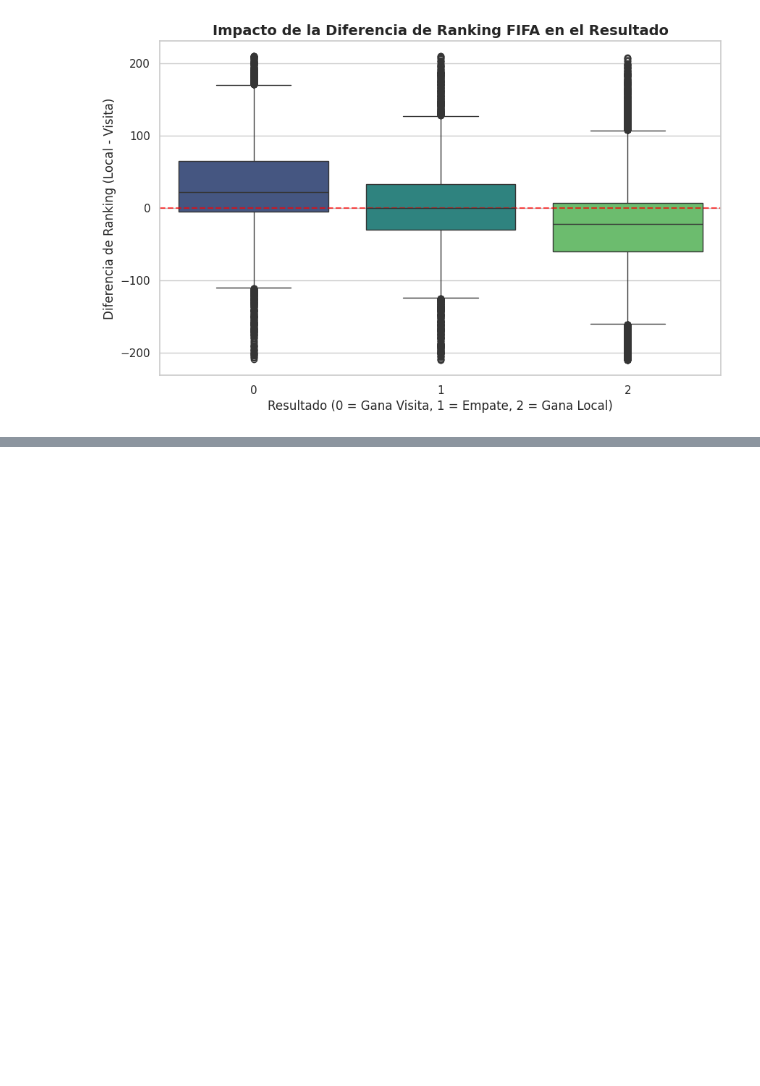
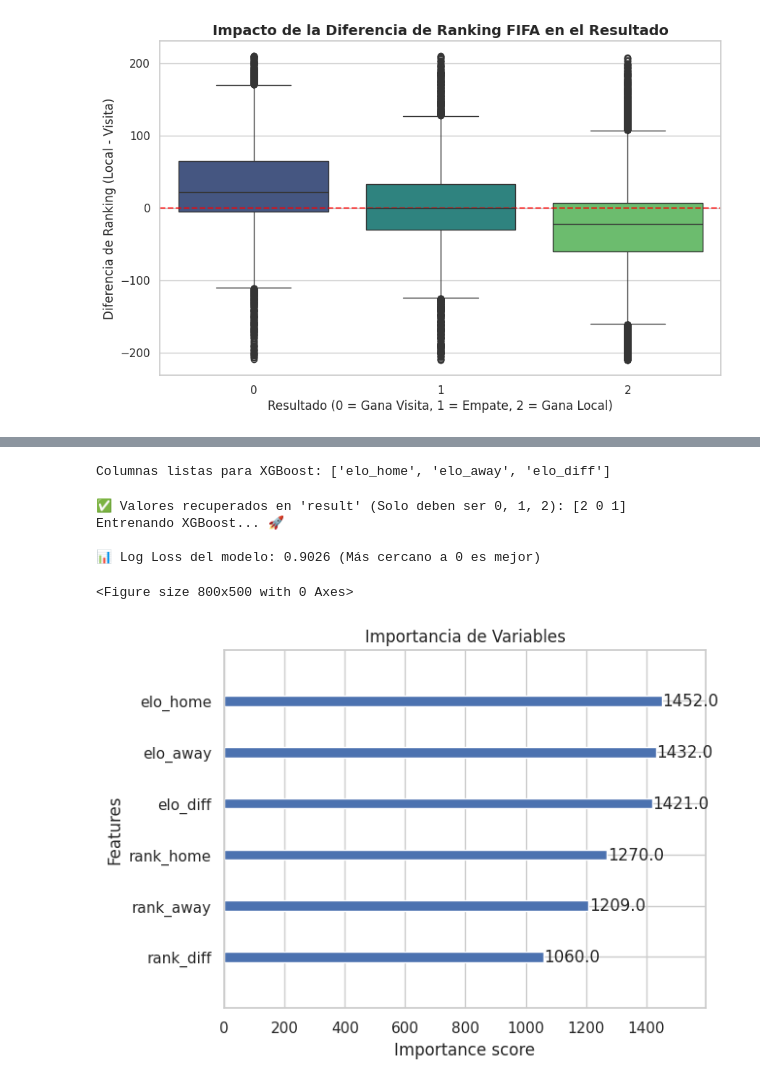
Before and after one commit to Edenilson-Molina/ml-oraculo-mundial2026, a Jupyter notebook: notebooks/01_EDA.ipynb, the cells around one changed output, grey strips where cells are left out. Saved outputs shown, nothing was run; the diff lists cells and outputs as text; code cells hidden in the pictures; blank space fills up the shorter version.

Commit message:
xgboost

```diff
--- a/notebooks/01_EDA.ipynb
+++ b/notebooks/01_EDA.ipynb
@@ -361,0 +385,74 @@ plt.show()
+# %%
+# 1. Aplicamos la matemática ELO a nuestro dataset histórico
+df_master = dp.calculate_elo(df_master)
+
+# 2. Calculamos la diferencia ELO (Esta es la columna que Python no encontraba)
+df_master['elo_diff'] = df_master['elo_home'] - df_master['elo_away']
+
+# 3. Verificamos rápidamente que las columnas ya estén ahí
+print("Columnas listas para XGBoost:", df_master[['elo_home', 'elo_away', 'elo_diff']].head(2).columns.tolist())
+# %% [output]
+Columnas listas para XGBoost: ['elo_home', 'elo_away', 'elo_diff']
+# %%
+import xgboost as xgb
+from sklearn.model_selection import train_test_split
+from sklearn.metrics import log_loss
+import matplotlib.pyplot as plt
+
+# ==========================================
+# 1. RECONSTRUCCIÓN DEL DATASET (Limpio)
+# ==========================================
+# Cargamos los datos crudos nuevamente para recuperar la columna 'result' original
+df_master = dp.load_and_clean_matches(
+    matches_path='../data/raw/results.csv',
+    ranking_path='../data/raw/fifa_ranking.csv'
+)
+
+# Aplicamos la matemática
+df_master = dp.calculate_elo(df_master)
+df_master['elo_diff'] = df_master['elo_home'] - df_master['elo_away']
+df_master['rank_diff'] = df_master['rank_home'] - df_master['rank_away']
+
+# ==========================================
+# 2. PREPARACIÓN PARA XGBOOST
+# ==========================================
+df_master['result'] = df_master['result'].astype(int)
+print("✅ Valores recuperados en 'result' (Solo deben ser 0, 1, 2):", df_master['result'].unique())
+
+features = ['rank_home', 'rank_away', 'rank_diff', 'elo_home', 'elo_away', 'elo_diff']
+X = df_master[features]
+y = df_master['result']
+
+# ==========================================
+# 3. ENTRENAMIENTO Y EVALUACIÓN
+# ==========================================
+X_train, X_test, y_train, y_test = train_test_split(X, y, test_size=0.2, random_state=42)
+
+modelo_xgb = xgb.XGBClassifier(
+    objective='multi:softprob',
+    eval_metric='mlogloss',
+    random_state=42,
+    learning_rate=0.1,
+    max_depth=5,
+    n_estimators=100
+)
+
+print("Entrenando XGBoost... 🚀")
+modelo_xgb.fit(X_train, y_train)
+
+y_pred_proba = modelo_xgb.predict_proba(X_test)
+loss = log_loss(y_test, y_pred_proba)
+
+print(f"\n📊 Log Loss del modelo: {loss:.4f} (Más cercano a 0 es mejor)")
+
+# Visualizar importancia de variables
+plt.figure(figsize=(8, 5))
+xgb.plot_importance(modelo_xgb, importance_type='weight', title='Importancia de Variables')
+plt.show()
+# %% [output]
+✅ Valores recuperados en 'result' (Solo deben ser 0, 1, 2): [2 0 1]
+Entrenando XGBoost... 🚀
+
+📊 Log Loss del modelo: 0.9026 (Más cercano a 0 es mejor)
+<Figure size 800x500 with 0 Axes>
+[figure, added]
```
Also changed, not shown: parts of 5 cells of this notebook, 1 other file.
